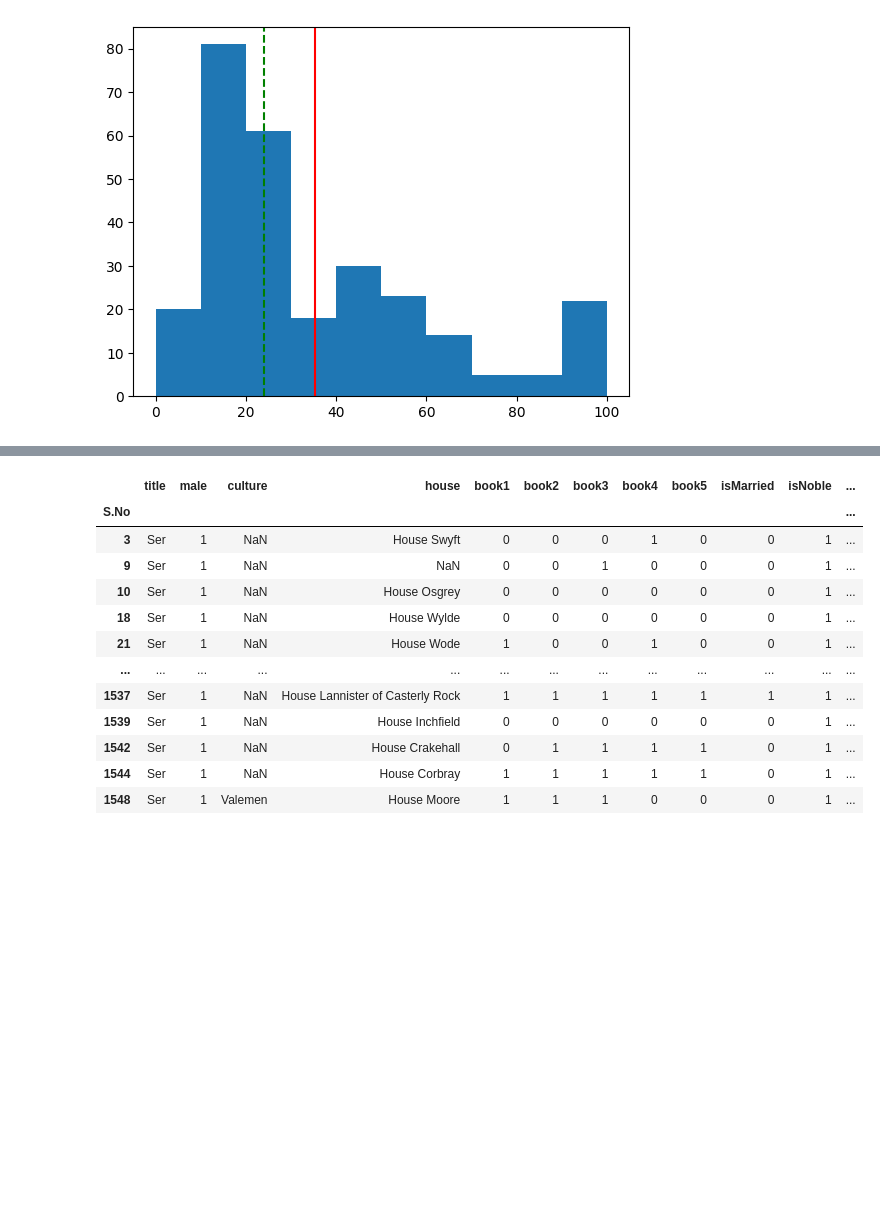
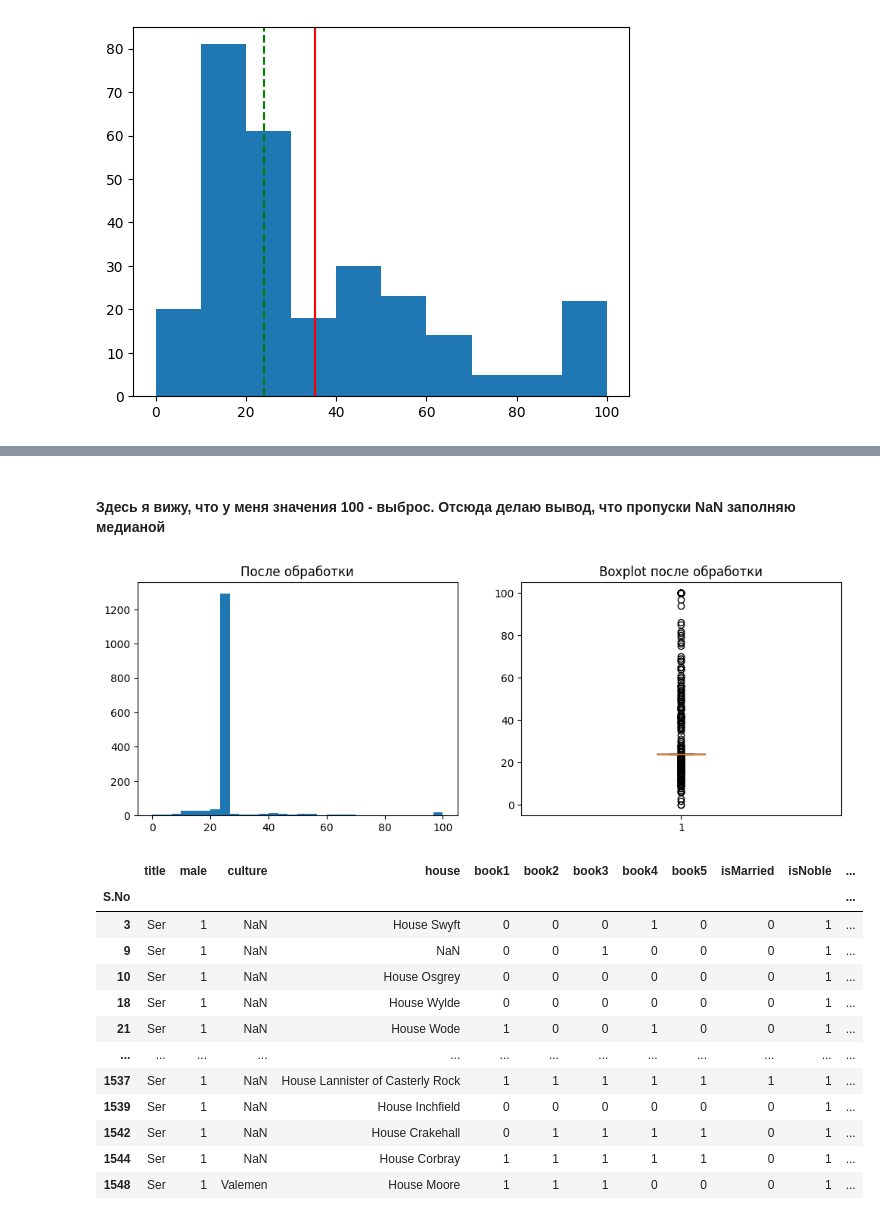
Before and after one commit to episode16/Py, a Jupyter notebook: DLS_mipt/game_of_thrones_hw1/hw_1_game_of_thrones_ipynb.ipynb, the cells around one changed output, grey strips where cells are left out. Cells and saved outputs as stored; diff of their text form; code cells hidden in the pictures; blank space fills up the shorter version.

```diff
--- a/DLS_mipt/game_of_thrones_hw1/hw_1_game_of_thrones_ipynb.ipynb
+++ b/DLS_mipt/game_of_thrones_hw1/hw_1_game_of_thrones_ipynb.ipynb
@@ -283,3 +312,19 @@ plt.show()
+# %% [markdown]
+#### Здесь я вижу, что у меня значения 100 - выброс. Отсюда делаю вывод, что пропуски NaN заполняю медианой
+# %%
+df['age'] = df['age'].fillna(median_Age)
+
+plt.figure(figsize=(12,4))
+plt.subplot(121)
+plt.hist(df['age'], bins=30)
+plt.title('После обработки')
+
+plt.subplot(122)
+plt.boxplot(df['age'].dropna())
+plt.title('Boxplot после обработки')
+plt.show()
+# %% [output]
+[figure, added]
 # %%
 # смотрю на title
 #df['male']
```
Also changed, not shown: parts of 4 cells of this notebook.
